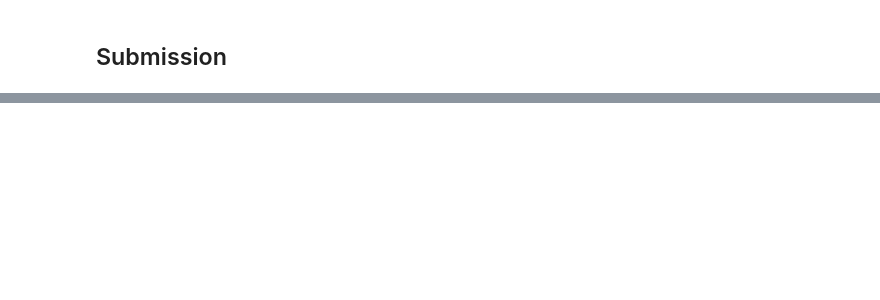
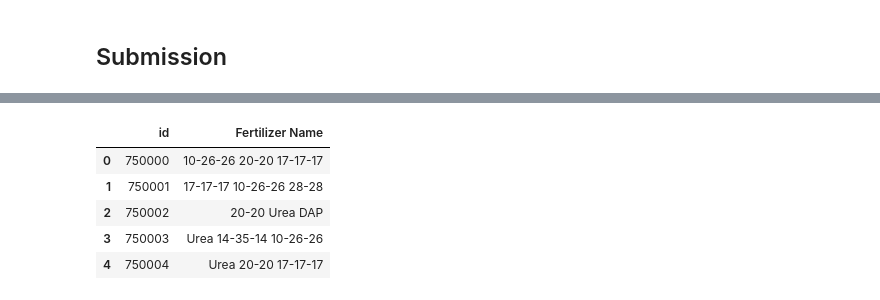
Before and after one commit to Richardhhhg/Kaggle, a Jupyter notebook: fertilizers-xgb-ensemble.ipynb, the cells around one changed output, grey strips where cells are left out. Drawn from its saved outputs; the diff is of its cells as text; code cells hidden in the pictures; blank space fills up the shorter version.

Commit message:
Kaggle Notebook | Fertilizers | XGB Ensemble | Version 14

```diff
--- a/fertilizers-xgb-ensemble.ipynb
+++ b/fertilizers-xgb-ensemble.ipynb
@@ -17,5 +19,3 @@ SEED = 30
 df_test = pd.read_csv("/kaggle/input/playground-series-s5e6/test.csv")
 df_train = pd.read_csv("/kaggle/input/playground-series-s5e6/train.csv")
 df_original = pd.read_csv("/kaggle/input/fertilizer-prediction/Fertilizer Prediction.csv")
-
-df_train = pd.concat([df_train, df_original], axis=0).reset_index(drop=True)
@@ -482,13 +421,18 @@ df_test1 = make_features(df_test, test=True)
-# %%
-model1 = XGBClassifier(**xgb_params1)
-model2 = XGBClassifier(**xgb_params2)
-model3 = XGBClassifier(**xgb_params3)
-
-model1.fit(X_train, y_train, eval_set=[(X_val, y_val)], verbose=False)
-model2.fit(X_train, y_train, eval_set=[(X_val, y_val)], verbose=False)
-model3.fit(X_train, y_train, eval_set=[(X_val, y_val)], verbose=False)
-
-test_preds = np.zeros((len(df_test1), N_MODELS * NUM_CLASSES))
-test_preds[:, 0 * NUM_CLASSES:1*NUM_CLASSES] = model1.predict_proba(df_test1)
-test_preds[:, 1 * NUM_CLASSES:2*NUM_CLASSES] = model2.predict_proba(df_test1)
-test_preds[:, 2 * NUM_CLASSES:3*NUM_CLASSES] = model3.predict_proba(df_test1)
+# %%
+# Store models and predictions
+test_preds = np.zeros((len(df_test1), N_MODELS * NUM_CLASSES))
+
+for i in range(N_MODELS):
+    model = base_models[i]
+
+    # Extend training data with original data replicated as needed
+    X_original_repeated = pd.concat([X_original_copy] * original_iterations[i])
+    y_original_repeated = pd.concat([y_original_copy] * original_iterations[i])
+    X_train_model = pd.concat([X_train, X_original_repeated]).reset_index(drop=True)
+    y_train_model = pd.concat([y_train, y_original_repeated]).reset_index(drop=True)
+
+    # Train the model
+    model.fit(X_train_model, y_train_model, eval_set=[(X_val, y_val)], verbose=250)
+
+    # Predict probabilities and store in the correct slice
+    test_preds[:, i * NUM_CLASSES:(i + 1) * NUM_CLASSES] = model.predict_proba(df_test1)
@@ -515,0 +471,18 @@ submission.head()
+# %%
+# For anything that isn't the neural network
+y_test_pred = lgb_meta_model.predict_proba(test_preds)
+y_test_pred = np.argsort(y_test_pred, axis=1)[:, -3:][:, ::-1]
+y_test_pred = [[le.classes_[j] for j in row] for row in y_test_pred]
+y_test_pred = [' '.join(row) for row in y_test_pred]
+
+submission = pd.read_csv("/kaggle/input/playground-series-s5e6/sample_submission.csv")
+submission['Fertilizer Name'] = y_test_pred
+submission.to_csv('submission.csv', index=False)
+submission.head()
+# %% [output]
+|  | id | Fertilizer Name |
+| 0 | 750000 | 10-26-26 20-20 17-17-17 |
+| 1 | 750001 | 17-17-17 10-26-26 28-28 |
+| 2 | 750002 | 20-20 Urea DAP |
+| 3 | 750003 | Urea 14-35-14 10-26-26 |
+| 4 | 750004 | Urea 20-20 17-17-17 |
```
Also changed, not shown: parts of 35 cells of this notebook.
